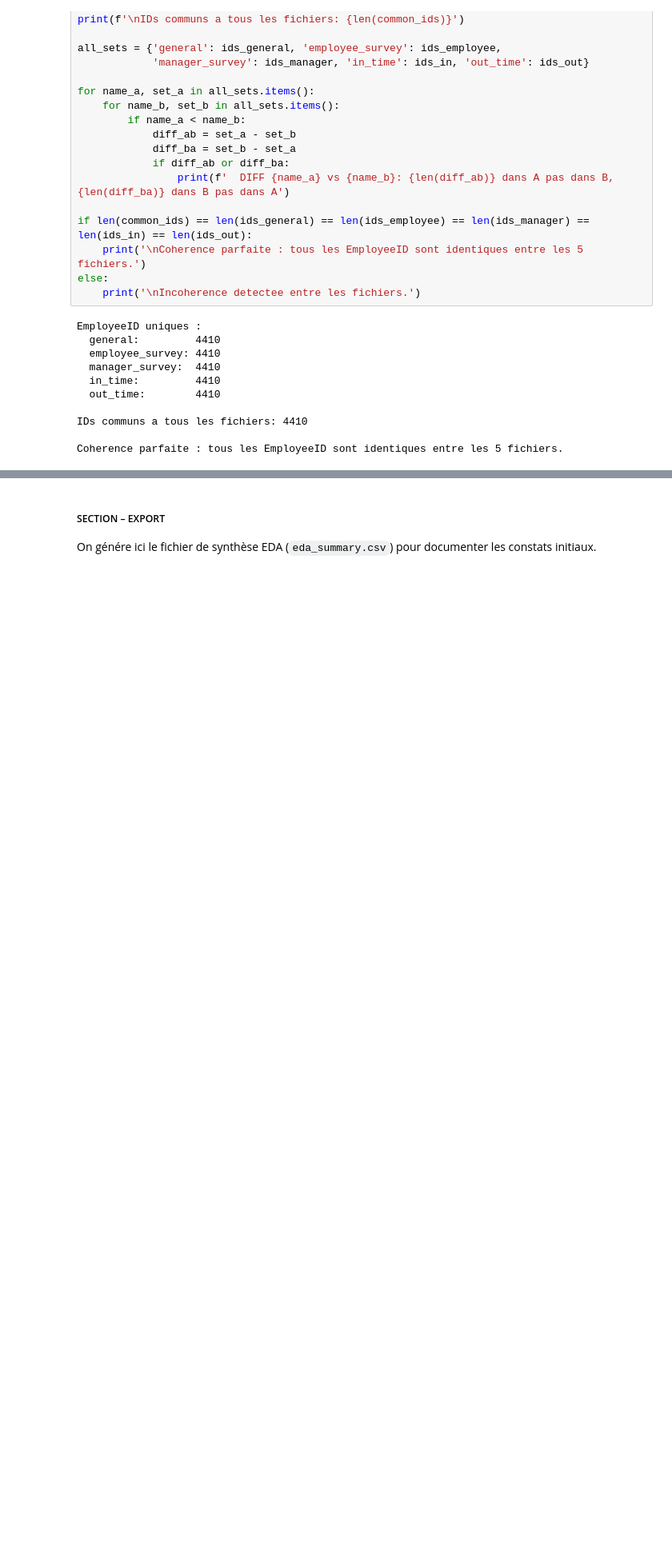
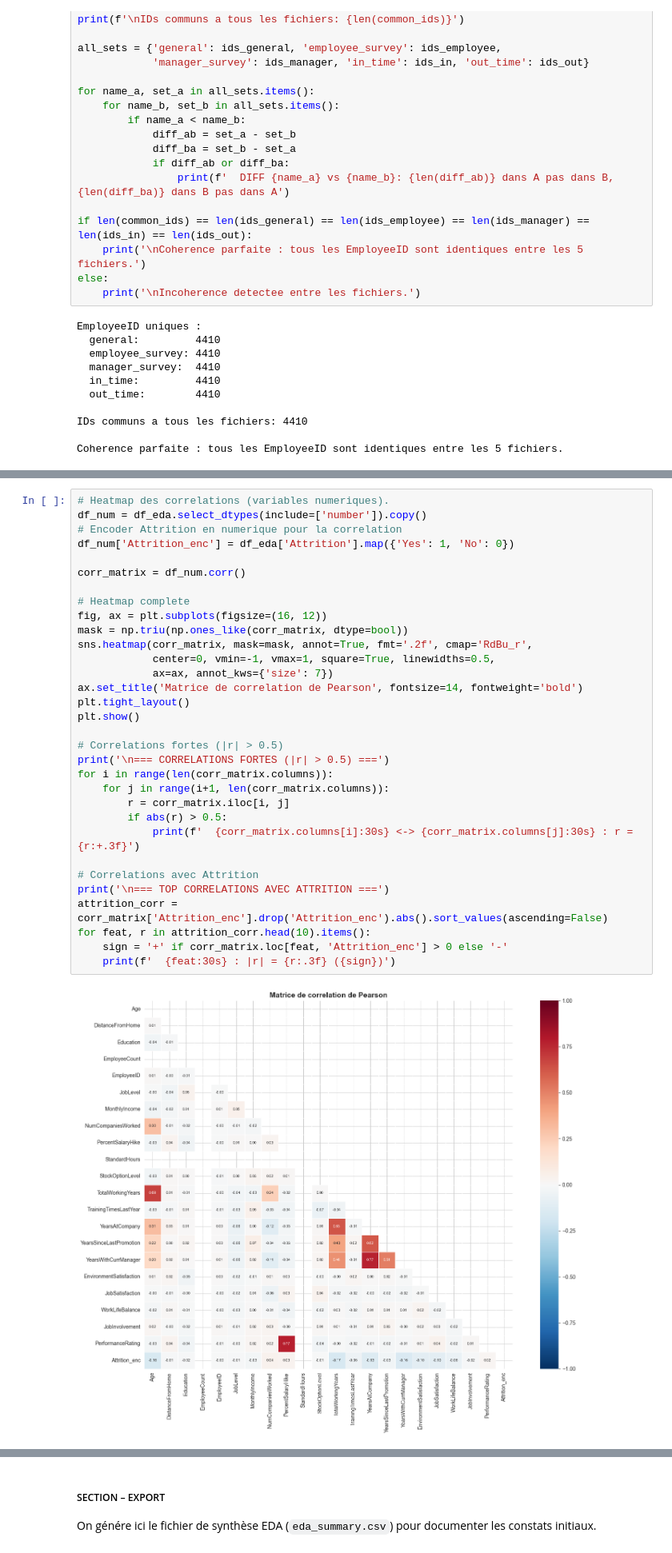
Before and after one commit to AirG213/humanforyou-attrition-ml, a Jupyter notebook: notebooks/01_EDA.ipynb, the cells around one changed output, grey strips where cells are left out. Shown at 80% size. Saved outputs shown, nothing was run; the diff lists cells and outputs as text; blank space fills up the shorter version.

```diff
--- a/notebooks/01_EDA.ipynb
+++ b/notebooks/01_EDA.ipynb
@@ -284,0 +459,34 @@ Coherence parfaite : tous les EmployeeID sont identiques entre les 5 fichiers.
+# %%
+# Heatmap des correlations (variables numeriques).
+df_num = df_eda.select_dtypes(include=['number']).copy()
+# Encoder Attrition en numerique pour la correlation
+df_num['Attrition_enc'] = df_eda['Attrition'].map({'Yes': 1, 'No': 0})
+
+corr_matrix = df_num.corr()
+
+# Heatmap complete
+fig, ax = plt.subplots(figsize=(16, 12))
+mask = np.triu(np.ones_like(corr_matrix, dtype=bool))
+sns.heatmap(corr_matrix, mask=mask, annot=True, fmt='.2f', cmap='RdBu_r',
+            center=0, vmin=-1, vmax=1, square=True, linewidths=0.5,
+            ax=ax, annot_kws={'size': 7})
+ax.set_title('Matrice de correlation de Pearson', fontsize=14, fontweight='bold')
+plt.tight_layout()
+plt.show()
+
+# Correlations fortes (|r| > 0.5)
+print('\n=== CORRELATIONS FORTES (|r| > 0.5) ===')
+for i in range(len(corr_matrix.columns)):
+    for j in range(i+1, len(corr_matrix.columns)):
+        r = corr_matrix.iloc[i, j]
+        if abs(r) > 0.5:
+            print(f'  {corr_matrix.columns[i]:30s} <-> {corr_matrix.columns[j]:30s} : r = {r:+.3f}')
+
+# Correlations avec Attrition
+print('\n=== TOP CORRELATIONS AVEC ATTRITION ===')
+attrition_corr = corr_matrix['Attrition_enc'].drop('Attrition_enc').abs().sort_values(ascending=False)
+for feat, r in attrition_corr.head(10).items():
+    sign = '+' if corr_matrix.loc[feat, 'Attrition_enc'] > 0 else '-'
+    print(f'  {feat:30s} : |r| = {r:.3f} ({sign})')
+# %% [output]
+[figure, added]
```
Also changed, not shown: parts of 23 cells of this notebook, 9 other files.
